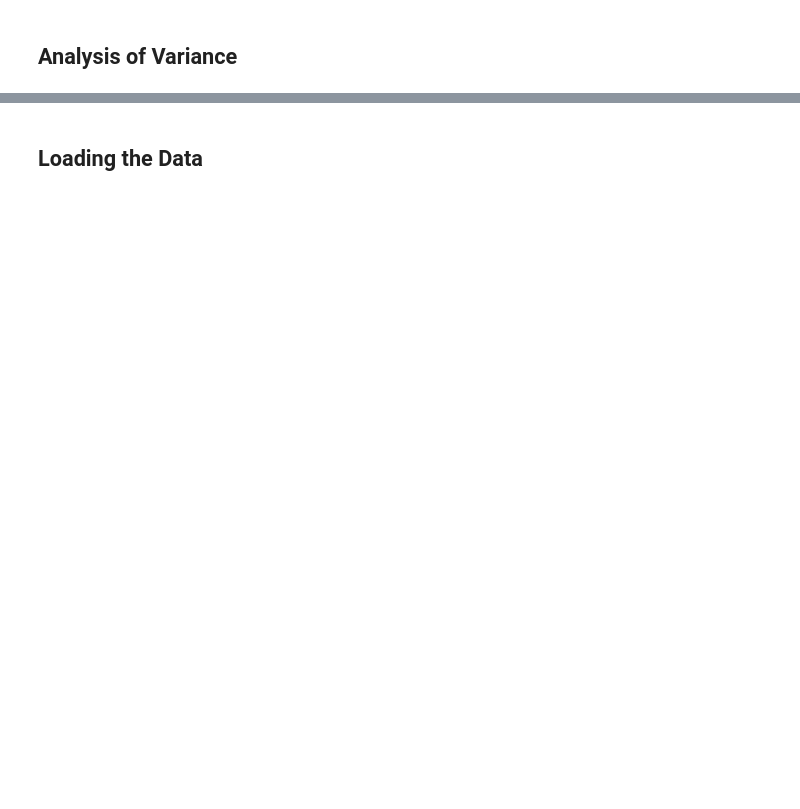
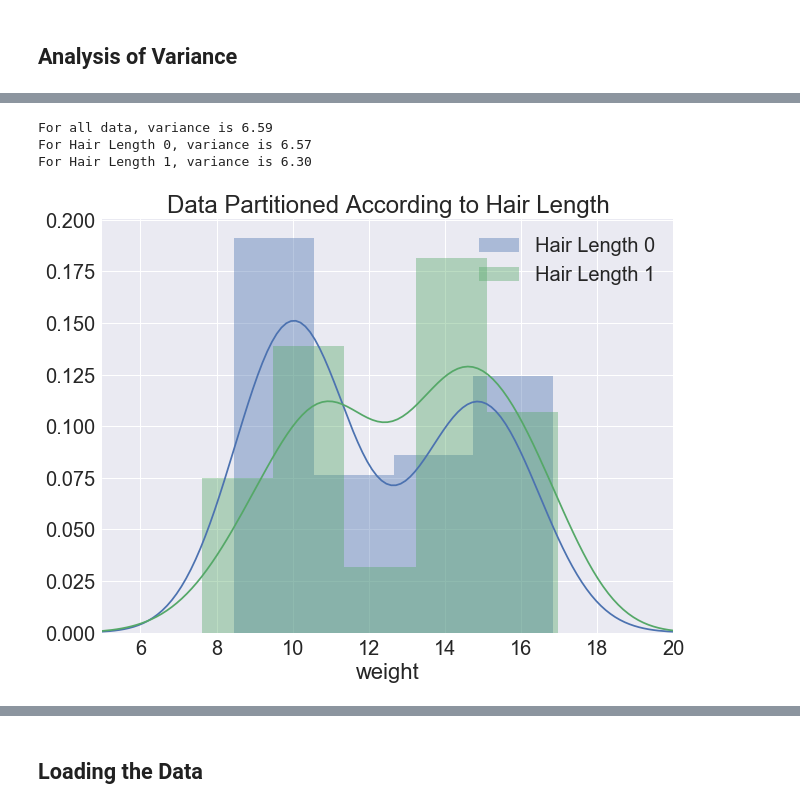
Before and after one commit to charlesfrye/AppliedStatisticsForNeuroscience, a Jupyter notebook: 05 - ANOVA I/Tutorial - ANOVA by Hand.ipynb, the cells around one changed output, grey strips where cells are left out. Saved outputs shown, nothing was run; the diff lists cells and outputs as text; code cells hidden in the pictures; blank space fills up the shorter version.

```diff
--- a/05 - ANOVA I/Tutorial - ANOVA by Hand.ipynb
+++ b/05 - ANOVA I/Tutorial - ANOVA by Hand.ipynb
@@ -31,0 +143,7 @@ Define familywise error rate here?
+# %%
+plot_partition(dogs, "hair_length", "weight" )
+# %% [output]
+For all data, variance is 6.59
+For Hair Length 0, variance is 6.57
+For Hair Length 1, variance is 6.30
+[figure, added]
```
Also changed, not shown: parts of 59 cells of this notebook.
